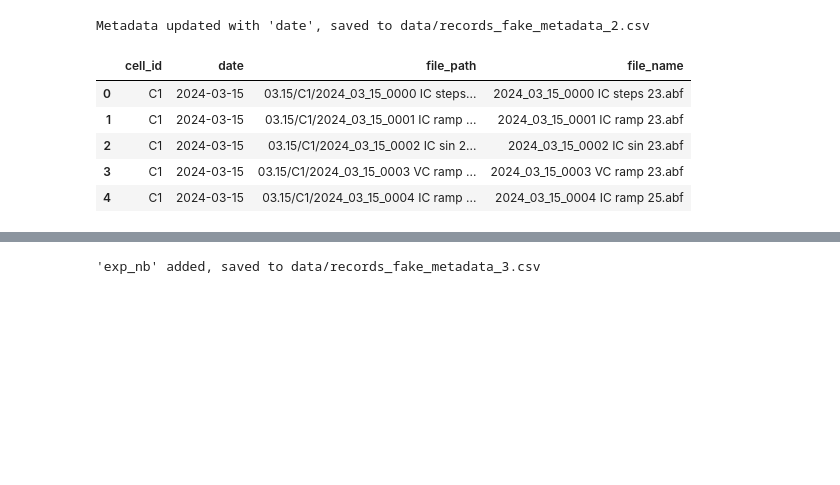
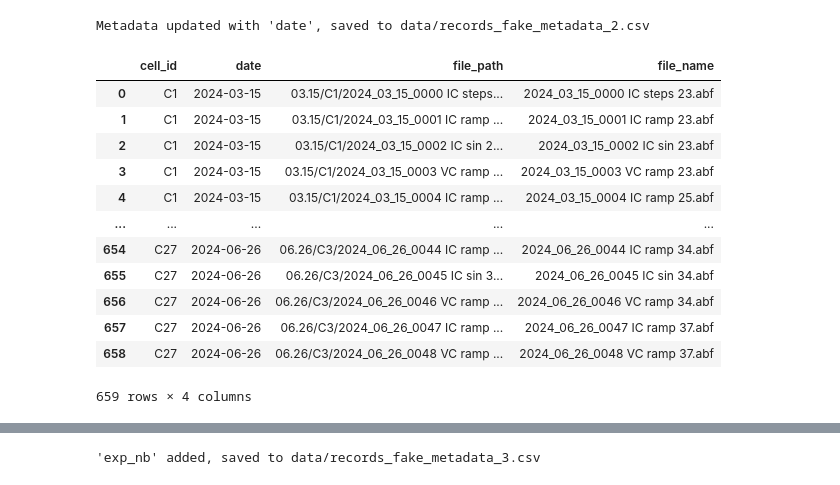
Before and after one commit to fabien-campillo/data-science-spikes, a Jupyter notebook: 4_exploring_a_database.ipynb, the cells around one changed output, grey strips where cells are left out. Drawn from its saved outputs; the diff is of its cells as text; code cells hidden in the pictures; blank space fills up the shorter version.

```diff
--- a/4_exploring_a_database.ipynb
+++ b/4_exploring_a_database.ipynb
@@ -251,13 +272,20 @@ Metadata updated with 'date', saved to data/records_fake_metadata_2.csv
 # %%
 # Load the metadata
 df = pd.read_csv("data/records_fake_metadata_2.csv")
 
 # Display the first few rows
-df.head()
+df.head(1000)
 # %% [output]
 |  | cell_id | date | file_path | file_name |
 | 0 | C1 | 2024-03-15 | 03.15/C1/2024_03_15_0000 IC steps... | 2024_03_15_0000 IC steps 23.abf |
 | 1 | C1 | 2024-03-15 | 03.15/C1/2024_03_15_0001 IC ramp ... | 2024_03_15_0001 IC ramp 23.abf |
 | 2 | C1 | 2024-03-15 | 03.15/C1/2024_03_15_0002 IC sin 2... | 2024_03_15_0002 IC sin 23.abf |
 | 3 | C1 | 2024-03-15 | 03.15/C1/2024_03_15_0003 VC ramp ... | 2024_03_15_0003 VC ramp 23.abf |
 | 4 | C1 | 2024-03-15 | 03.15/C1/2024_03_15_0004 IC ramp ... | 2024_03_15_0004 IC ramp 25.abf |
+| ... | ... | ... | ... | ... |
+| 654 | C27 | 2024-06-26 | 06.26/C3/2024_06_26_0044 IC ramp ... | 2024_06_26_0044 IC ramp 34.abf |
+| 655 | C27 | 2024-06-26 | 06.26/C3/2024_06_26_0045 IC sin 3... | 2024_06_26_0045 IC sin 34.abf |
+| 656 | C27 | 2024-06-26 | 06.26/C3/2024_06_26_0046 VC ramp ... | 2024_06_26_0046 VC ramp 34.abf |
+| 657 | C27 | 2024-06-26 | 06.26/C3/2024_06_26_0047 IC ramp ... | 2024_06_26_0047 IC ramp 37.abf |
+| 658 | C27 | 2024-06-26 | 06.26/C3/2024_06_26_0048 VC ramp ... | 2024_06_26_0048 VC ramp 37.abf |
+659 rows × 4 columns
```
Also changed, not shown: parts of 33 cells of this notebook, 7 other files.
